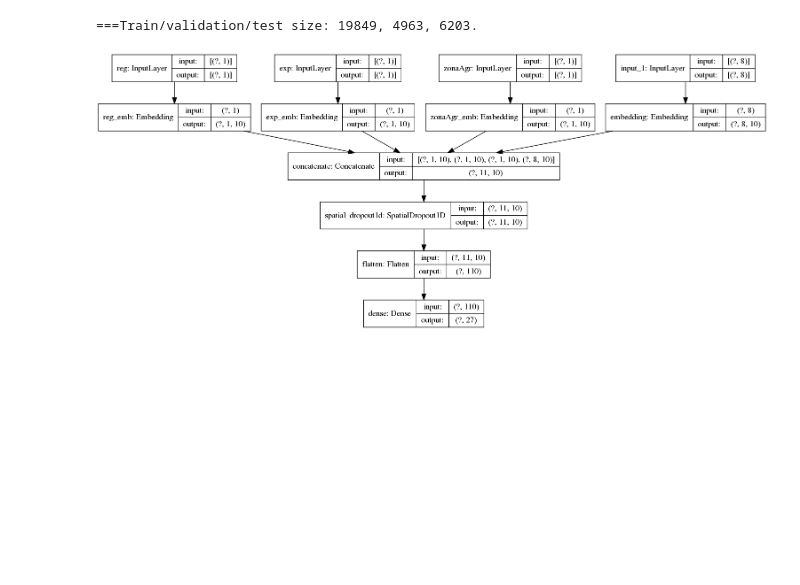
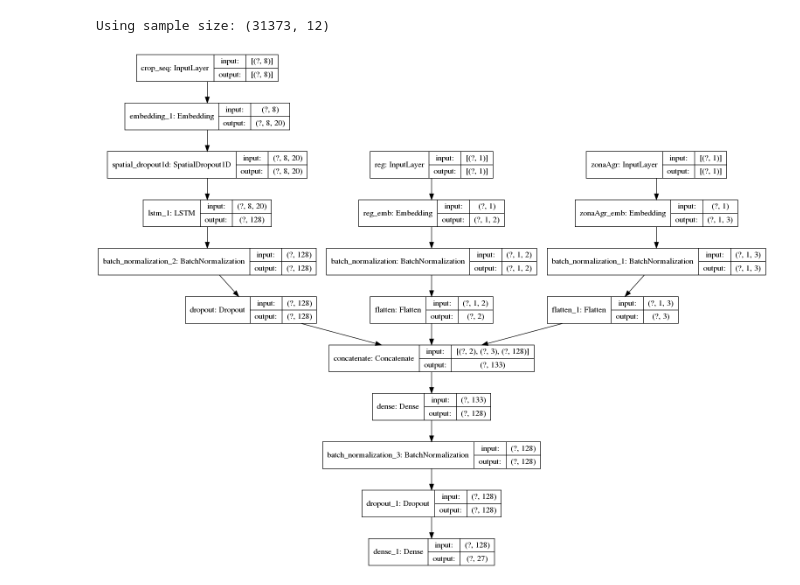
Before and after one commit to gusriobr/IACapstone, a Jupyter notebook: src/modeling_multiple_embeddings.ipynb, the cells around one changed output. Saved outputs shown, nothing was run; the diff lists cells and outputs as text; code cells hidden in the pictures; blank space fills up the shorter version.

Commit message:
final tests

```diff
--- a/src/modeling_multiple_embeddings.ipynb
+++ b/src/modeling_multiple_embeddings.ipynb
@@ -36,16 +37,24 @@ tf.keras.utils.get_custom_objects()['f1_loss'] = f1_loss
 
 os.environ["CUDA_DEVICE_ORDER"] = "PCI_BUS_ID"   # see issue #152
 os.environ["CUDA_VISIBLE_DEVICES"] = ""
-# %%
-from data import read_crop_list, prepare_data
-
-df_crops, vocab = read_crop_list()
-
-vocab_size = len(vocab)
-# crop_list = np.unique(sample)
-crop_names = df_crops["description"].values.tolist()
-crop_list = df_crops["code"].values.tolist()
-
-(X_train, y_train), (X_test, y_test), (X_val, y_val) = prepare_data()
-# %% [output]
-===Train/validation/test size: 19849, 4963, 6203.
+# %%
+df_crops, vocab = read_crop_list()
+
+sample = load_structured_sample()
+# sample = load_undersampled_data()
+print("Using sample size: {}".format(sample.shape))
+
+y = sample[:, 11]
+X = sample[:, 3:11]
+sequence_length = X.shape[-1]
+
+# X = one_hot_encoding_X(X, vocab_size=vocab_size)
+y = to_categorical(y)
+
+
+sss = StratifiedShuffleSplit(n_splits=1, test_size=0.3, random_state=0)
+for train_index, test_index in sss.split(X, y):
+    X_train, X_test = X[train_index], X[test_index]
+    y_train, y_test = y[train_index], y[test_index]
+# %% [output]
+Using sample size: (31373, 12)
@@ -106,20 +151,23 @@ def basic_lstm(cat_cols, cat_vocab):
     return model
 # %%
 # https://www.kaggle.com/blaskowitz100/dnn-keras-and-categorical-feature-embedding
-cat_cols = ["reg","exp","zonaAgr" ]
-cat_vocab = [2, 16766, 9]
+# cat_cols = ["reg","exp","zonaAgr"]
+# cat_vocab = [(X_train[:,0].max()+1), (X_train[:,1].max()+1), (X_train[:,2].max()+1)]
+# cat_size = [2, 100, 5]
 
-
+cat_cols = ["reg","zonaAgr"]
+cat_vocab = [(X_train[:,0].max()+1),(X_train[:,2].max()+1)]
+cat_size = [2, 3]
 
 K.clear_session()
-sequence_length = 16
+
 vocab_size, embedding_size = (27, 20)
 # model = hydrid(sequence_length, (vocab_size, embedding_size))
-model = basic_lstm(cat_cols, cat_vocab)
+model = basic_lstm(cat_cols, cat_vocab, cat_size)
 
-tag = "conv_rest_stacked"
+tag = "lstm_v2"
 
-plot_model(model, show_shapes = True)
+tf.keras.utils.plot_model(model, show_shapes = True)
 # %% [output]
-[figure, old version]
+[figure, new version]
 # %%
```
Also changed, not shown: parts of 7 cells of this notebook, 31 other files.
